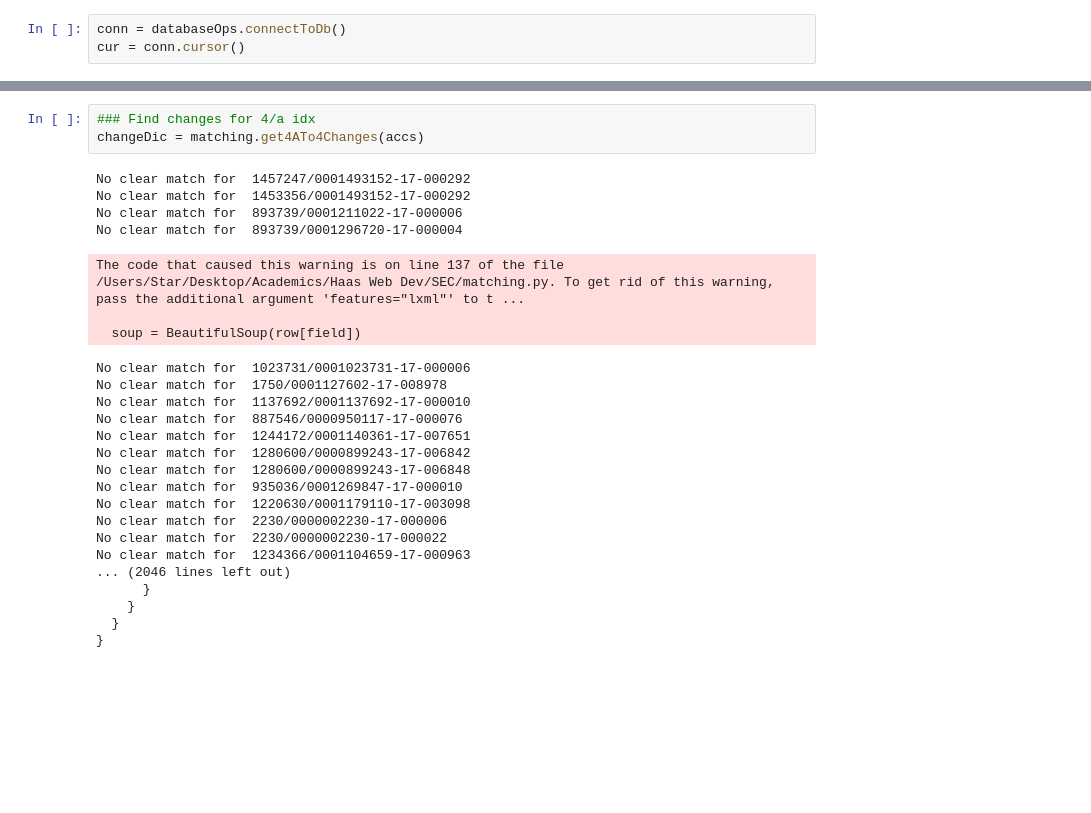
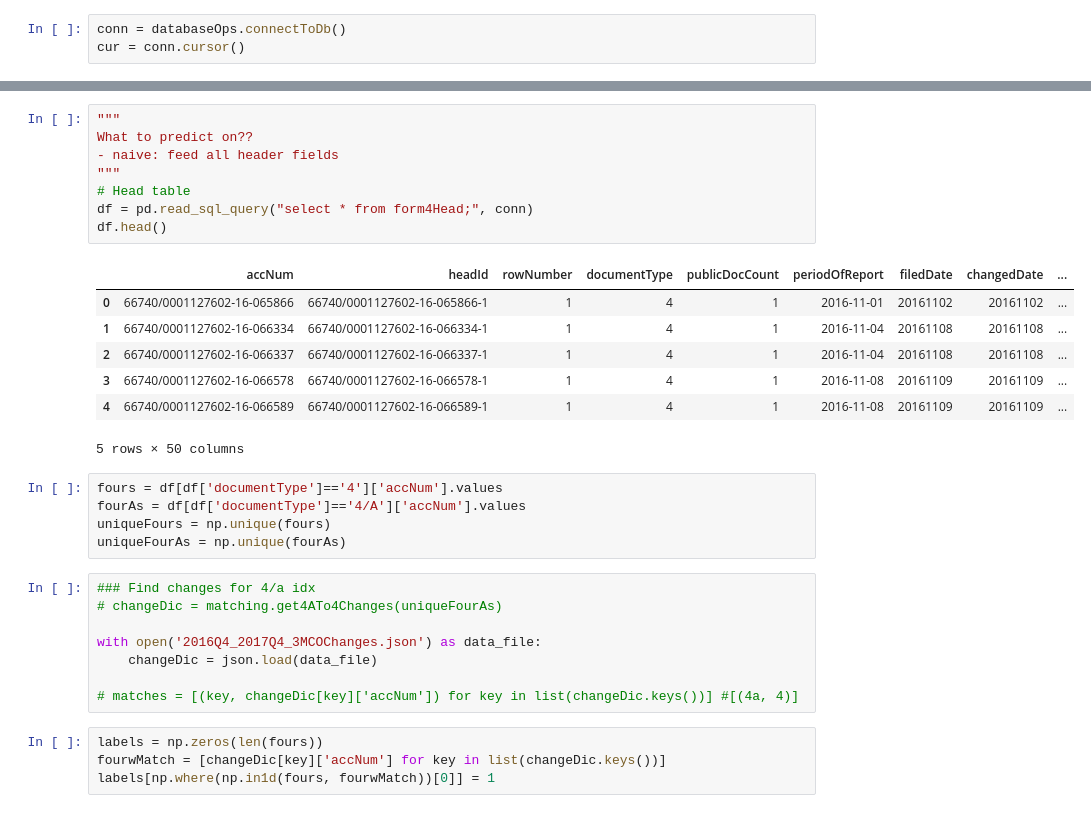
Before and after one commit to Skxu3/SEC-Webscraping, a Jupyter notebook: Idx.ipynb, the cells around one changed output, grey strips where cells are left out. Drawn from its saved outputs; the diff is of its cells as text; blank space fills up the shorter version.

```diff
--- a/Idx.ipynb
+++ b/Idx.ipynb
@@ -39,28 +10,33 @@ accs[:5]
-# %%
-### Find changes for 4/a idx
-changeDic = matching.get4ATo4Changes(accs)
-# %% [output]
-No clear match for  1457247/0001493152-17-000292
-No clear match for  1453356/0001493152-17-000292
-No clear match for  893739/0001211022-17-000006
-No clear match for  893739/0001296720-17-000004
-The code that caused this warning is on line 137 of the file /Users/Star/Desktop/Academics/Haas Web Dev/SEC/matching.py. To get rid of this warning, pass the additional argument 'features="lxml"' to t ...
-
-  soup = BeautifulSoup(row[field])
-No clear match for  1023731/0001023731-17-000006
-No clear match for  1750/0001127602-17-008978
-No clear match for  1137692/0001137692-17-000010
-No clear match for  887546/0000950117-17-000076
-No clear match for  1244172/0001140361-17-007651
-No clear match for  1280600/0000899243-17-006842
-No clear match for  1280600/0000899243-17-006848
-No clear match for  935036/0001269847-17-000010
-No clear match for  1220630/0001179110-17-003098
-No clear match for  2230/0000002230-17-000006
-No clear match for  2230/0000002230-17-000022
-No clear match for  1234366/0001104659-17-000963
-... (2046 lines left out)
-      }
-    }
-  }
-}
+# %%
+"""
+What to predict on??
+- naive: feed all header fields
+"""
+# Head table
+df = pd.read_sql_query("select * from form4Head;", conn)
+df.head()
+# %% [output]
+|  | accNum | headId | rowNumber | documentType | publicDocCount | periodOfReport | filedDate | changedDate | ... |
+| 0 | 66740/0001127602-16-065866 | 66740/0001127602-16-065866-1 | 1 | 4 | 1 | 2016-11-01 | 20161102 | 20161102 | ... |
+| 1 | 66740/0001127602-16-066334 | 66740/0001127602-16-066334-1 | 1 | 4 | 1 | 2016-11-04 | 20161108 | 20161108 | ... |
+| 2 | 66740/0001127602-16-066337 | 66740/0001127602-16-066337-1 | 1 | 4 | 1 | 2016-11-04 | 20161108 | 20161108 | ... |
+| 3 | 66740/0001127602-16-066578 | 66740/0001127602-16-066578-1 | 1 | 4 | 1 | 2016-11-08 | 20161109 | 20161109 | ... |
+| 4 | 66740/0001127602-16-066589 | 66740/0001127602-16-066589-1 | 1 | 4 | 1 | 2016-11-08 | 20161109 | 20161109 | ... |
+5 rows × 50 columns
+# %%
+fours = df[df['documentType']=='4']['accNum'].values
+fourAs = df[df['documentType']=='4/A']['accNum'].values
+uniqueFours = np.unique(fours)
+uniqueFourAs = np.unique(fourAs)
+# %%
+### Find changes for 4/a idx
+# changeDic = matching.get4ATo4Changes(uniqueFourAs)
+
+with open('2016Q4_2017Q4_3MCOChanges.json') as data_file:
+    changeDic = json.load(data_file)
+
+# matches = [(key, changeDic[key]['accNum']) for key in list(changeDic.keys())] #[(4a, 4)]
+# %%
+labels = np.zeros(len(fours))
+fourwMatch = [changeDic[key]['accNum'] for key in list(changeDic.keys())]
+labels[np.where(np.in1d(fours, fourwMatch))[0]] = 1
```
Also changed, not shown: parts of 10 cells of this notebook, 8 other files.
